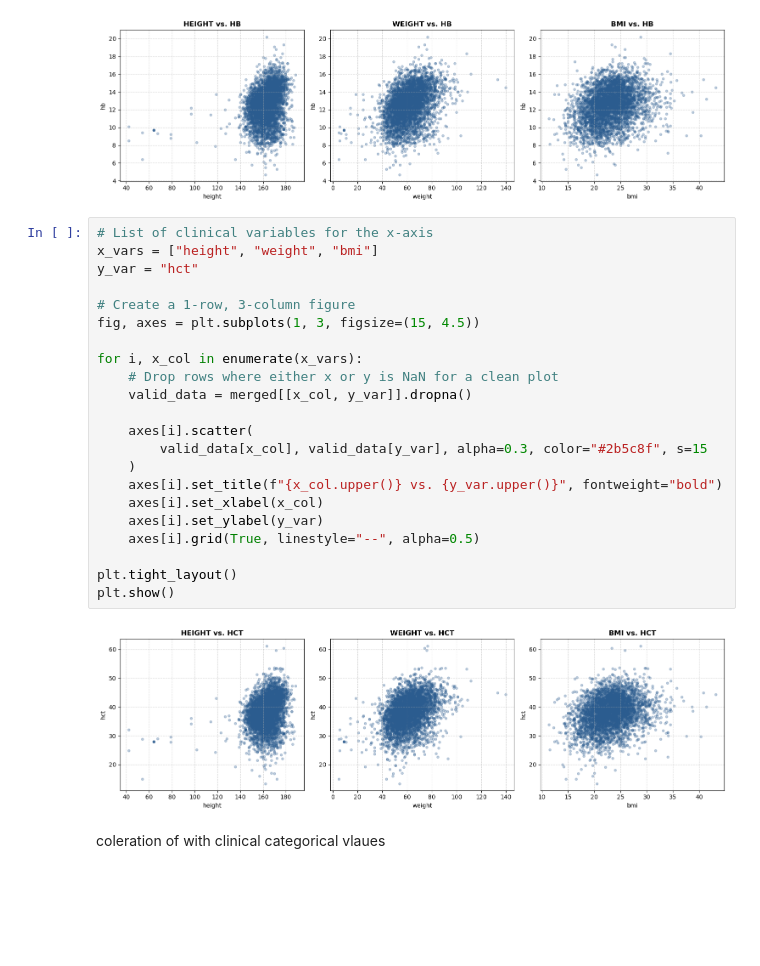
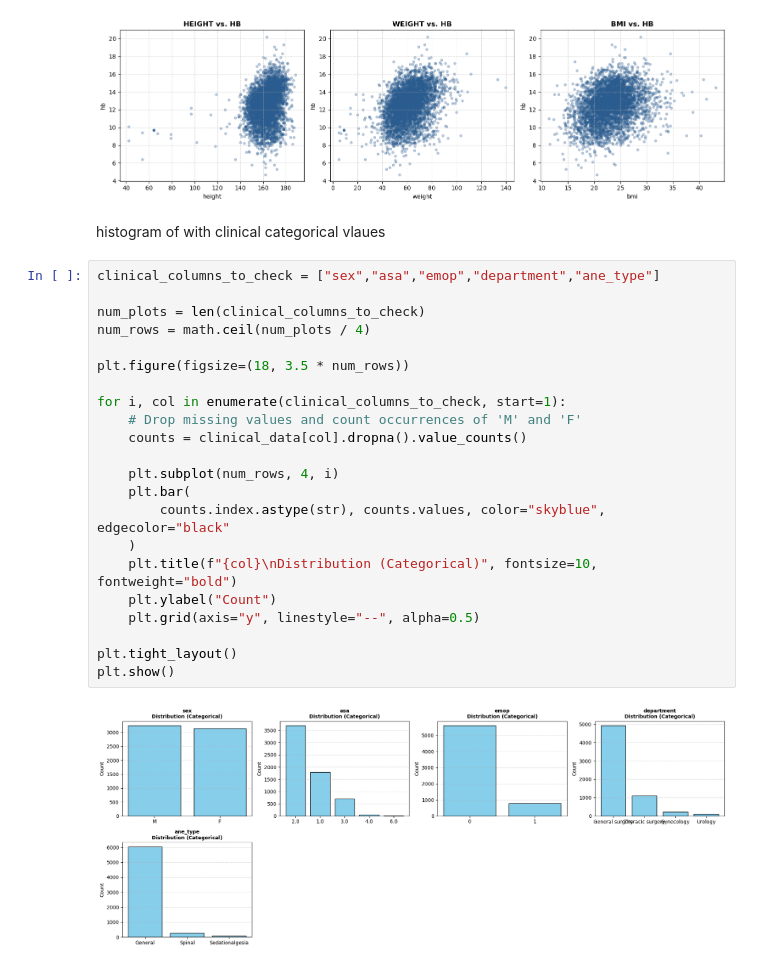
Before and after one commit to May-hk/lab-test-prediction, a Jupyter notebook: data_processing.ipynb, the cells around one changed output. Drawn from its saved outputs; the diff is of its cells as text; blank space fills up the shorter version.

Commit message:
histogram and correlation of categorical data

```diff
--- a/data_processing.ipynb
+++ b/data_processing.ipynb
@@ -210,29 +214,29 @@ plt.tight_layout()
 plt.show()
 # %% [output]
 [figure]
-# %%
-# List of clinical variables for the x-axis
-x_vars = ["height", "weight", "bmi"]
-y_var = "hct"
-
-# Create a 1-row, 3-column figure
-fig, axes = plt.subplots(1, 3, figsize=(15, 4.5))
-
-for i, x_col in enumerate(x_vars):
-    # Drop rows where either x or y is NaN for a clean plot
-    valid_data = merged[[x_col, y_var]].dropna()
-
-    axes[i].scatter(
-        valid_data[x_col], valid_data[y_var], alpha=0.3, color="#2b5c8f", s=15
-    )
-    axes[i].set_title(f"{x_col.upper()} vs. {y_var.upper()}", fontweight="bold")
-    axes[i].set_xlabel(x_col)
-    axes[i].set_ylabel(y_var)
-    axes[i].grid(True, linestyle="--", alpha=0.5)
-
-plt.tight_layout()
-plt.show()
-# %% [output]
-[figure, removed]
 # %% [markdown]
-coleration of with clinical categorical vlaues
+histogram of with clinical categorical vlaues
+# %%
+clinical_columns_to_check = ["sex","asa","emop","department","ane_type"]
+
+num_plots = len(clinical_columns_to_check)
+num_rows = math.ceil(num_plots / 4)
+
+plt.figure(figsize=(18, 3.5 * num_rows))
+
+for i, col in enumerate(clinical_columns_to_check, start=1):
+    # Drop missing values and count occurrences of 'M' and 'F'
+    counts = clinical_data[col].dropna().value_counts()
+
+    plt.subplot(num_rows, 4, i)
+    plt.bar(
+        counts.index.astype(str), counts.values, color="skyblue", edgecolor="black"
+    )
+    plt.title(f"{col}\nDistribution (Categorical)", fontsize=10, fontweight="bold")
+    plt.ylabel("Count")
+    plt.grid(axis="y", linestyle="--", alpha=0.5)
+
+plt.tight_layout()
+plt.show()
+# %% [output]
+[figure, added]
```
Also changed, not shown: parts of 7 cells of this notebook.
